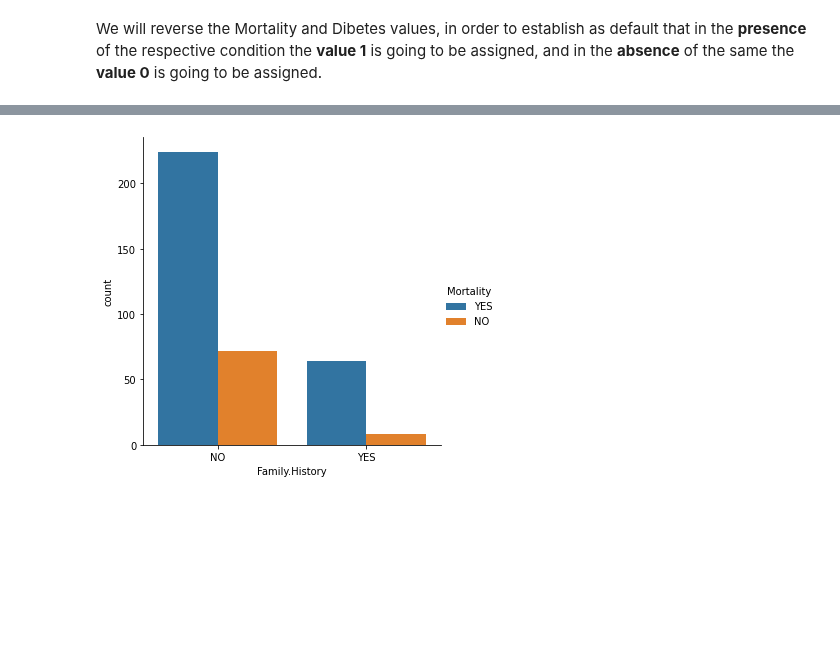
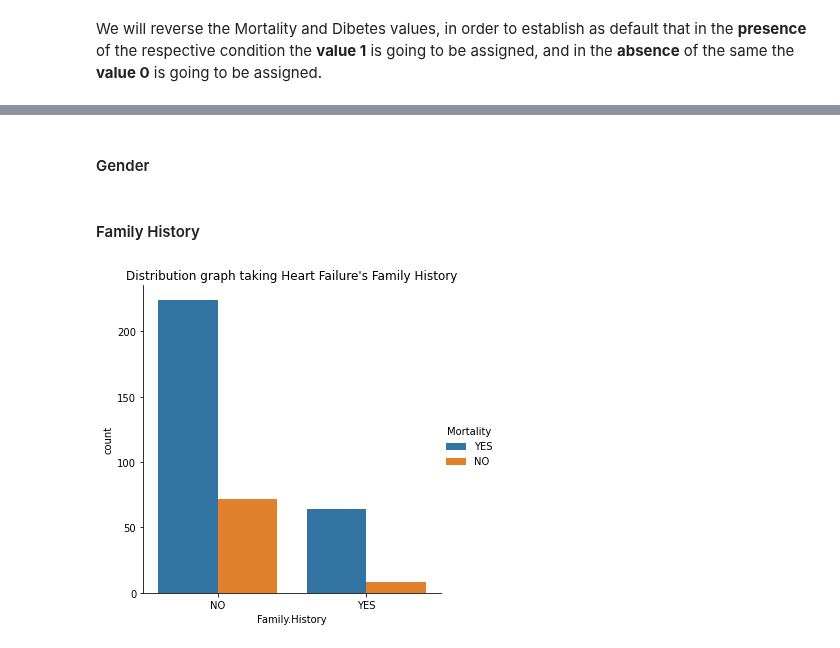
Before and after one commit to RenanGroot/Analise-Exploratoria-ENEM2019, a Jupyter notebook: Heart-Failure-Prediction.ipynb, the cells around one changed output, grey strips where cells are left out. Cells and saved outputs as stored; diff of their text form; code cells hidden in the pictures; blank space fills up the shorter version.

```diff
--- a/Heart-Failure-Prediction.ipynb
+++ b/Heart-Failure-Prediction.ipynb
@@ -202,6 +209,12 @@ plt.show()
+# %% [markdown]
+#### Gender
+# %% [markdown]
+#### Family History
 # %%
-sns.catplot(data=df_categorical, x="Family.History", kind="count", hue="Mortality")
+graph = sns.catplot(data=df_categorical, x="Family.History", kind="count", hue="Mortality")
+
+graph.set(title="Distribution graph taking Heart Failure's Family History")
 
 plt.show()
 # %% [output]
-[figure, old version]
+[figure, new version]
```
Also changed, not shown: parts of 20 cells of this notebook.
